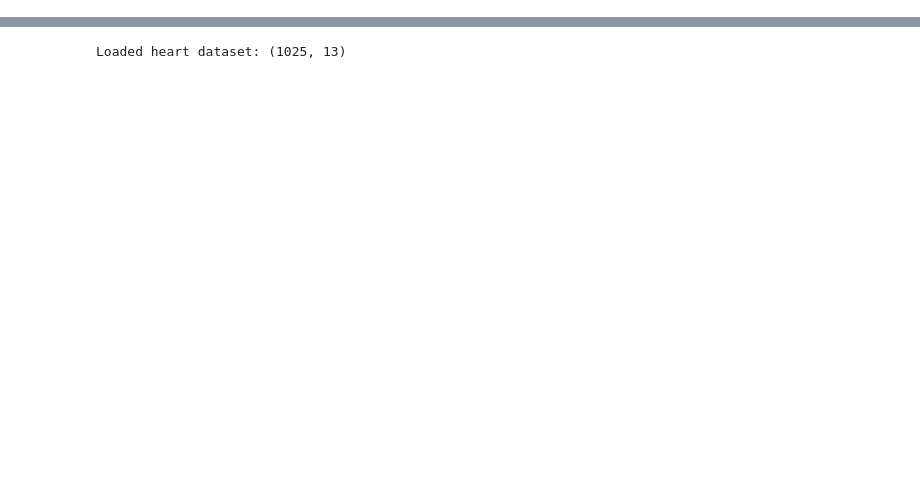
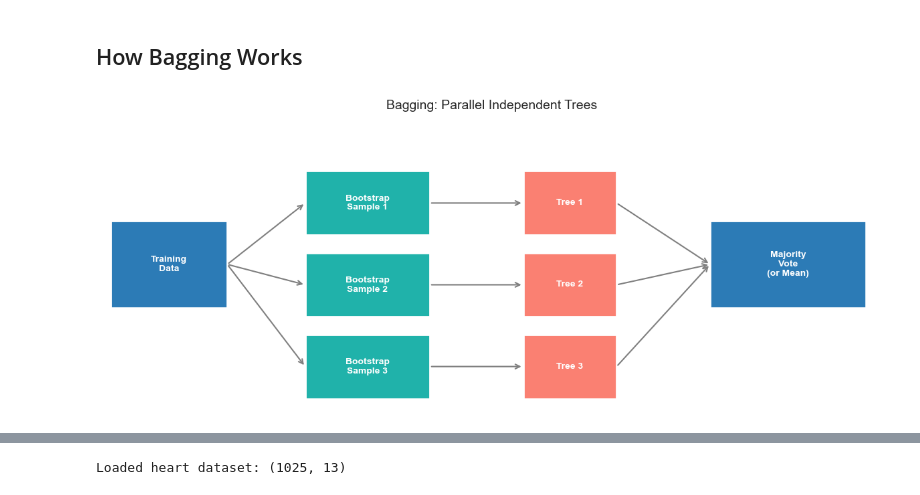
Before and after one commit to GraceYang9127/CMOR438Final, a Jupyter notebook: examples/Supervised Learning/Ensembles/ensemble.ipynb, the cells around one changed output, grey strips where cells are left out. Saved outputs shown, nothing was run; the diff lists cells and outputs as text; code cells hidden in the pictures; blank space fills up the shorter version.

Commit message:
updated ensemble notebook + added regression tree

```diff
--- a/examples/Supervised Learning/Ensembles/ensemble.ipynb
+++ b/examples/Supervised Learning/Ensembles/ensemble.ipynb
@@ -36,3 +67,45 @@ from rice_ml.supervised_learning import (
 )
 from rice_ml.preprocess import StandardScaler, train_test_split
 from rice_ml.metrics import accuracy_score, mse, r2_score
+# %% [markdown]
+## How Bagging Works
+# %%
+fig, ax = plt.subplots(figsize=(12, 5))
+ax.axis('off')
+
+# Boxes
+def box(ax, x, y, w, h, text, color='steelblue', fontsize=10):
+    ax.add_patch(plt.Rectangle((x, y), w, h, color=color, ec='white', lw=2, zorder=2))
+    ax.text(x + w/2, y + h/2, text, ha='center', va='center',
+            fontsize=fontsize, color='white', fontweight='bold', zorder=3)
+
+def arrow(ax, x1, y1, x2, y2):
+    ax.annotate('', xy=(x2, y2), xytext=(x1, y1),
+                arrowprops=dict(arrowstyle='->', color='gray', lw=1.5))
+
+box(ax, 0.01, 0.35, 0.15, 0.3, 'Training\nData', color='#2c7bb6')
+
+bootstrap_x = 0.26
+for i, label in enumerate(['Bootstrap\nSample 1', 'Bootstrap\nSample 2', 'Bootstrap\nSample 3']):
+    y_pos = 0.6 - i * 0.28
+    box(ax, bootstrap_x, y_pos, 0.16, 0.22, label, color='lightseagreen')
+    arrow(ax, 0.16, 0.5, bootstrap_x, y_pos + 0.11)
+
+tree_x = 0.54
+for i, label in enumerate(['Tree 1', 'Tree 2', 'Tree 3']):
+    y_pos = 0.6 - i * 0.28
+    box(ax, tree_x, y_pos, 0.12, 0.22, label, color='salmon')
+    arrow(ax, bootstrap_x + 0.16, y_pos + 0.11, tree_x, y_pos + 0.11)
+
+box(ax, 0.78, 0.35, 0.2, 0.3, 'Majority\nVote\n(or Mean)', color='#2c7bb6')
+for i in range(3):
+    y_pos = 0.6 - i * 0.28
+    arrow(ax, tree_x + 0.12, y_pos + 0.11, 0.78, 0.5)
+
+ax.set_xlim(0, 1)
+ax.set_ylim(0, 1)
+ax.set_title('Bagging: Parallel Independent Trees', fontsize=14, pad=10)
+plt.tight_layout()
+plt.show()
+# %% [output]
+[figure, added]
```
Also changed, not shown: parts of 9 cells of this notebook, 1 other file.
